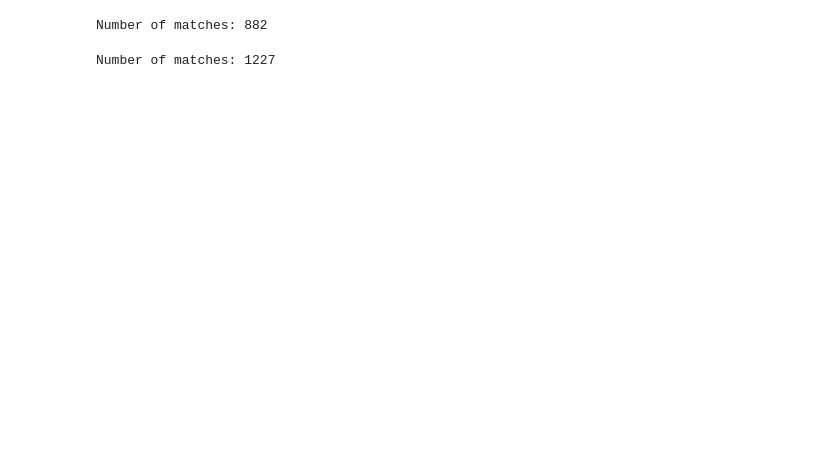
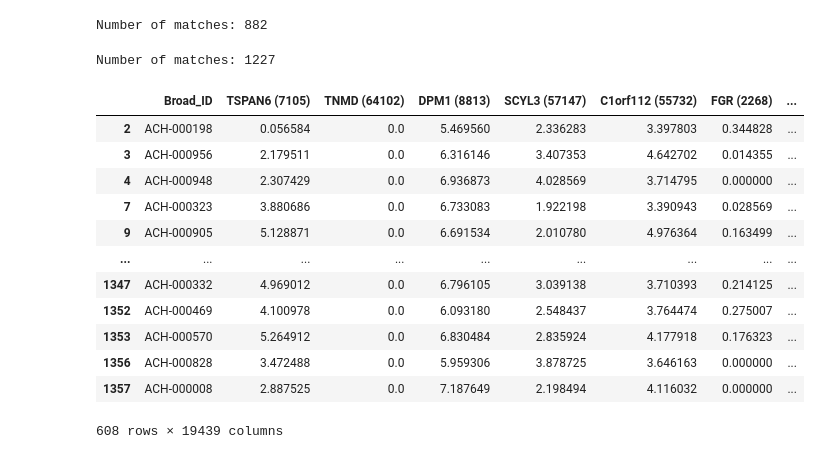
Before and after one commit to mdan0015/FIT3164, a Jupyter notebook: Baseline model/Data processing.ipynb, the cells around one changed output. Saved outputs shown, nothing was run; the diff lists cells and outputs as text; code cells hidden in the pictures; blank space fills up the shorter version.

```diff
--- a/Baseline model/Data processing.ipynb
+++ b/Baseline model/Data processing.ipynb
@@ -86,0 +80,8 @@ mapping.head()
+# %%
+ccle_info = pd.read_csv("../Dataset/DepMap-2018q3-celllines.csv")
+
+# delete unneeded columns
+ccle_info = ccle_info.drop(columns=['Aliases', 'Sanger ID', 'Subtype Disease', 'Gender', 'Source'])
+
+ccle_info
+# 1673 rows × 4 columns
@@ -104,3 +123,31 @@ print(f"Number of matches: {match_count}")
 # 1227 / 1406 rows can be matched (87%)
 # %% [output]
 Number of matches: 1227
+# %%
+# Merge proteonomics DataFrame with the ccle info DataFrame on CCLE name column
+# right merge onto ccle_info, as this data will be merged with transcriptomics data as well
+
+ccle_p_merged = pd.merge(ccle_p, ccle_info, on=['CCLE_Name'], how = 'right')
+ccle_multi = pd.merge(ccle_t, ccle_p_merged, on=['Broad_ID'], how = 'right')
+
+#19439 columns correct amount
+
+# Drop all rows with ANY missing values
+ccle_multi = ccle_multi.dropna(axis='index')
+
+# Final merged frame ~ multi-omics data
+ccle_multi
+# %% [output]
+|  | Broad_ID | TSPAN6 (7105) | TNMD (64102) | DPM1 (8813) | SCYL3 (57147) | C1orf112 (55732) | FGR (2268) | ... |
+| 2 | ACH-000198 | 0.056584 | 0.0 | 5.469560 | 2.336283 | 3.397803 | 0.344828 | ... |
+| 3 | ACH-000956 | 2.179511 | 0.0 | 6.316146 | 3.407353 | 4.642702 | 0.014355 | ... |
+| 4 | ACH-000948 | 2.307429 | 0.0 | 6.936873 | 4.028569 | 3.714795 | 0.000000 | ... |
+| 7 | ACH-000323 | 3.880686 | 0.0 | 6.733083 | 1.922198 | 3.390943 | 0.028569 | ... |
+| 9 | ACH-000905 | 5.128871 | 0.0 | 6.691534 | 2.010780 | 4.976364 | 0.163499 | ... |
+| ... | ... | ... | ... | ... | ... | ... | ... | ... |
+| 1347 | ACH-000332 | 4.969012 | 0.0 | 6.796105 | 3.039138 | 3.710393 | 0.214125 | ... |
+| 1352 | ACH-000469 | 4.100978 | 0.0 | 6.093180 | 2.548437 | 3.764474 | 0.275007 | ... |
+| 1353 | ACH-000570 | 5.264912 | 0.0 | 6.830484 | 2.835924 | 4.177918 | 0.176323 | ... |
+| 1356 | ACH-000828 | 3.472488 | 0.0 | 5.959306 | 3.878725 | 3.646163 | 0.000000 | ... |
+| 1357 | ACH-000008 | 2.887525 | 0.0 | 7.187649 | 2.198494 | 4.116032 | 0.000000 | ... |
+608 rows × 19439 columns
```
Also changed, not shown: parts of 16 cells of this notebook, 1 other file.
